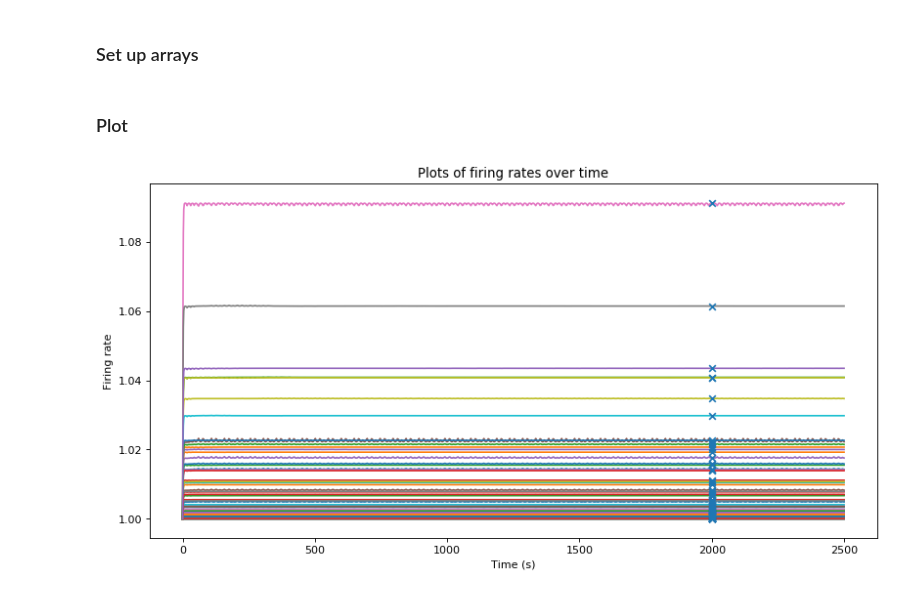
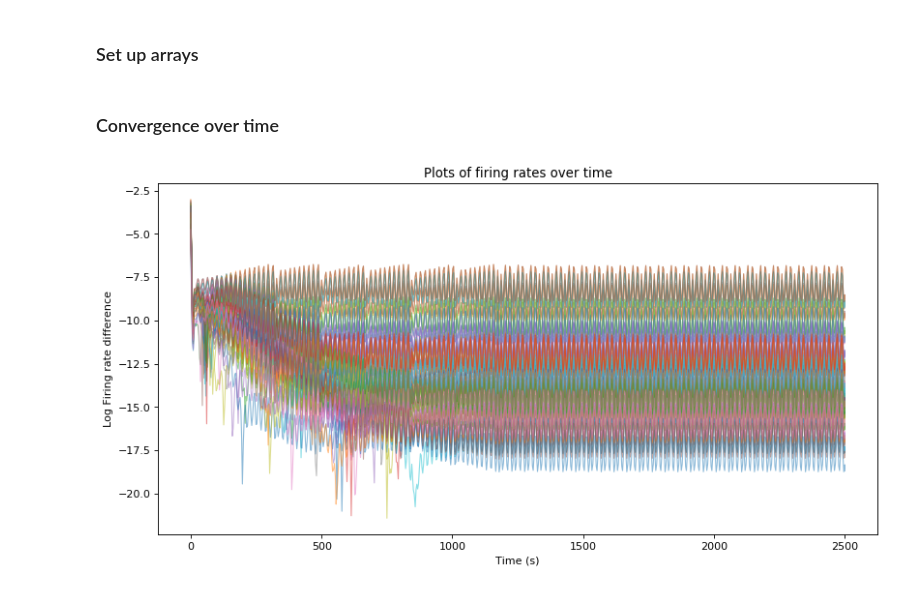
Before and after one commit to parkseo7/ADM-in-Neuronal-Population, a Jupyter notebook: script_matlabData.ipynb, the cells around one changed output. Drawn from its saved outputs; the diff is of its cells as text; code cells hidden in the pictures.

```diff
--- a/script_matlabData.ipynb
+++ b/script_matlabData.ipynb
@@ -28,8 +29,8 @@ from IPython.display import clear_output
 # %%
 # Directory + import .mat file as dictionary:
 dir_main = os.getcwd()
-dataFolder = 'trial1'
-dataName = 'results.mat'
+dataFolder = 'ICBM'
+dataName = 'results3.mat'
 dirImport = os.path.join(dir_main, 'data', 'arrays', dataFolder, dataName)
 dictMat = sio.loadmat(dirImport)
 
@@ -143,5 +149,5 @@ rE_x = sol_t[-1] * 4/5 * np.ones(rE.shape)
-# %% [markdown]
-### Plot
+# %% [markdown]
+### Convergence over time
 # %%
 # Line and marker options
 alpAx = 0.6
@@ -150,12 +156,12 @@ ms1 = 30
 # %%
 fig, ax = plt.subplots(1, figsize=(12,6), dpi=80)
 
-ax.plot(sol_t, sol_y.T, zorder=1)
-ax.scatter(rE_x, rE, marker='x', zorder=2) # Mark the equilibrium points with 'x's
+ax.plot(sol_t, np.log(np.abs(sol_y.T - rE)), lw=1.0, alpha=0.5, zorder=1)
+# ax.scatter(rE_x, rE, marker='x', zorder=2) # Mark the equilibrium points with 'x's
 
 if isLabels:
     ax.set_title('Plots of firing rates over time')
     ax.set_xlabel('Time (s)')
-    ax.set_ylabel('Firing rate')
+    ax.set_ylabel('Log Firing rate difference')
 # %% [output]
-[figure, old version]
+[figure, new version]
```
Also changed, not shown: parts of 10 cells of this notebook, 43 other files.
